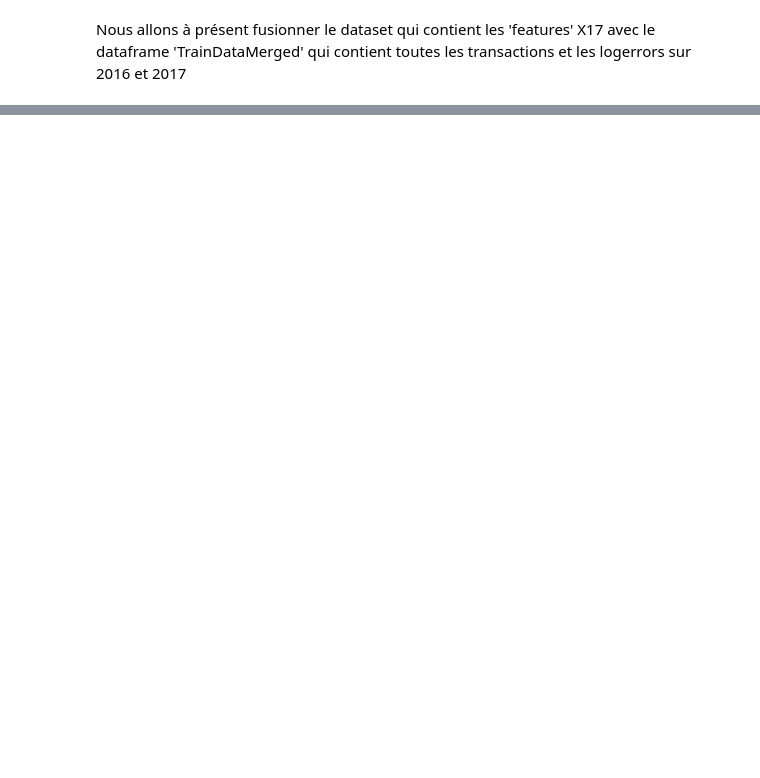
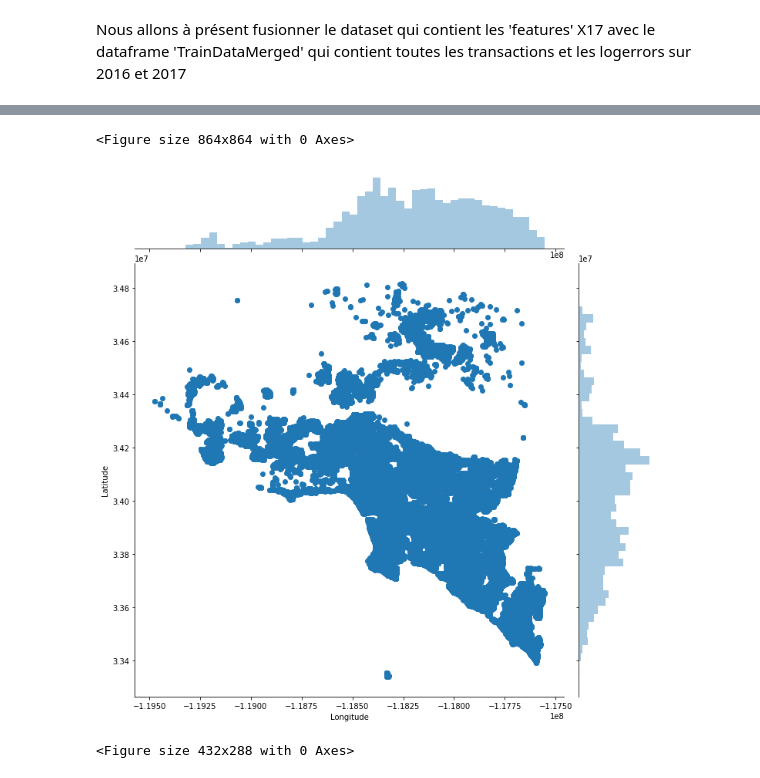
Before and after one commit to degharbi/Zillow-prize-Kaggle, a Jupyter notebook: Zillow.ipynb, the cells around one changed output, grey strips where cells are left out. Saved outputs shown, nothing was run; the diff lists cells and outputs as text; code cells hidden in the pictures; blank space fills up the shorter version.

```diff
--- a/Zillow.ipynb
+++ b/Zillow.ipynb
@@ -213 +173,6 @@ X17_train = pd.merge(X17, TrainDataMerged, on='parcelid')
+# %%
+X16_missing = X16_train.isnull().sum(axis=0).reset_index()
+X16_missing.columns = ['column_name', 'missing_count']
+# X16_missing = X16_missing.ix[missing_df['missing_count']>0]
+X16_missing = X16_missing.sort_values(by='missing_count')
 # %%
@@ -253,0 +198,4 @@ AttributeError: 'list' object has no attribute 'equals'
+# %%
+X16_missing['missing_rate'] = X16_missing['missing_count']/ X16_train.parcelid.count()
+X16_missing = X16_missing.sort_values(by='missing_rate')
+X16_missing.head
@@ -253,0 +220,4 @@ AttributeError: 'list' object has no attribute 'equals'
+# %%
+missing_pct=0.9
+X16_train.drop(X16_missing[(X16_missing.missing_rate>=missing_pct)].column_name.values.tolist(),
+                    axis=1,inplace=True)
@@ -253,0 +235,10 @@ AttributeError: 'list' object has no attribute 'equals'
+# %%
+plt.figure(figsize=(12,12))
+fig=sns.jointplot(x=X16_train.longitude.values, y=X16_train.latitude.values, size=10)
+fig.set_axis_labels('Longitude','Latitude')
+plt.show()
+plt.savefig('number-distribution-long-lat.eps',bbox_inches='tight')
+# %% [output]
+<Figure size 864x864 with 0 Axes>
+[figure, added]
+<Figure size 432x288 with 0 Axes>
```
Also changed, not shown: parts of 38 cells of this notebook, 4 other files.
